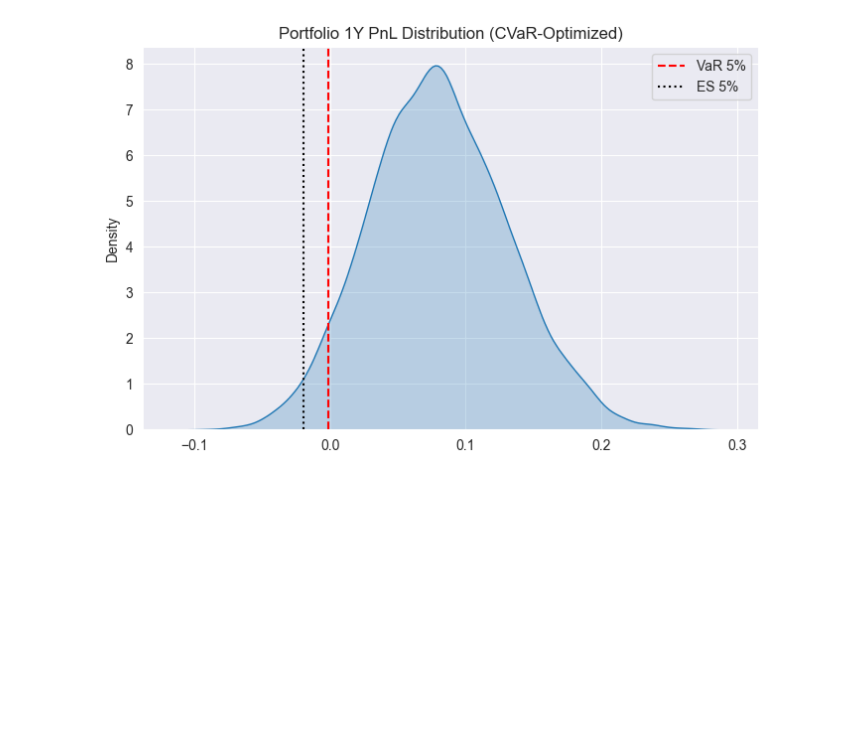
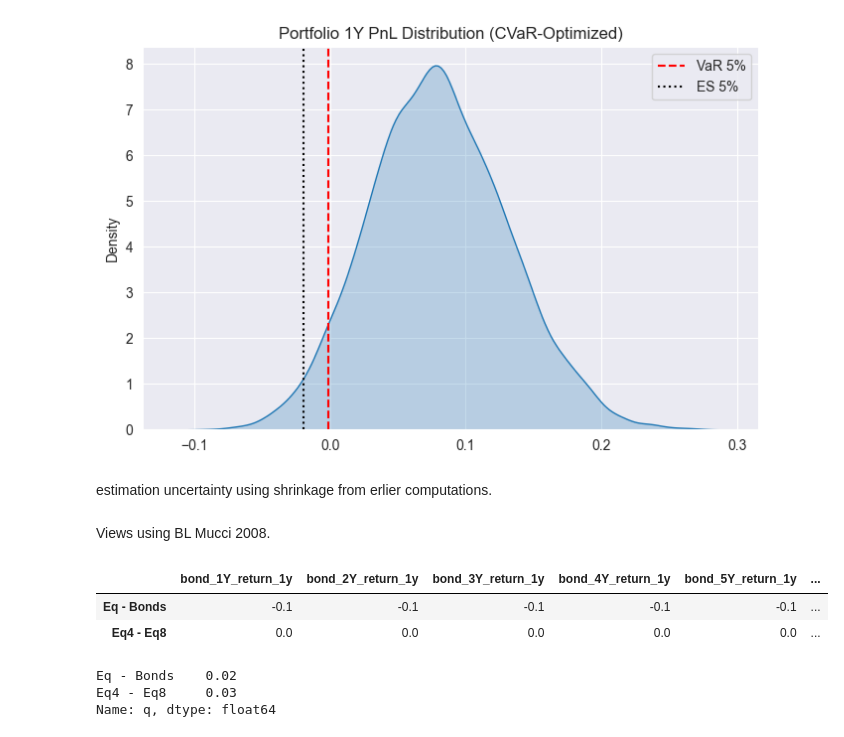
Before and after one commit to Madsnhr/FinEcon, a Jupyter notebook: Exam 2025/codeing/Solution.ipynb, the cells around one changed output. Drawn from its saved outputs; the diff is of its cells as text; code cells hidden in the pictures; blank space fills up the shorter version.

```diff
--- a/Exam 2025/codeing/Solution.ipynb
+++ b/Exam 2025/codeing/Solution.ipynb
@@ -2049,3 +2060,40 @@ plt.title("Portfolio 1Y PnL Distribution (CVaR-Optimized)")
 plt.show()
 # %% [output]
 [figure]
+# %% [markdown]
+estimation uncertainty using shrinkage from erlier computations.
+# %% [markdown]
+Views using BL Mucci 2008.
+# %%
+cols = all_returns.columns.tolist()
+risky_cols = [c for c in cols if c != "bank_return_1y"]
+
+bond_cols   = [c for c in risky_cols if c.startswith("bond_")]
+equity_cols = [c for c in risky_cols if c.startswith("Equity_")]
+
+n = len(risky_cols)
+k = 2  # number of views
+
+P = np.zeros((k, n))
+q = np.zeros(k)
+
+# --- View 1: avg equities - avg bonds = 2% ---
+P[0, [risky_cols.index(c) for c in equity_cols]] =  1.0 / len(equity_cols)
+P[0, [risky_cols.index(c) for c in bond_cols]]   = -1.0 / len(bond_cols)
+q[0] = 0.02
+
+# --- View 2: Equity_Asset_4 - Equity_Asset_8 = 3% ---
+P[1, risky_cols.index("Equity_Asset_4")] =  1.0
+P[1, risky_cols.index("Equity_Asset_8")] = -1.0
+q[1] = 0.03
+
+P_df = pd.DataFrame(P, columns=risky_cols, index=["Eq - Bonds", "Eq4 - Eq8"])
+q_s  = pd.Series(q, index=P_df.index, name="q")
+display(P_df, q_s)
+# %% [output]
+|  | bond_1Y_return_1y | bond_2Y_return_1y | bond_3Y_return_1y | bond_4Y_return_1y | bond_5Y_return_1y | ... |
+| Eq - Bonds | -0.1 | -0.1 | -0.1 | -0.1 | -0.1 | ... |
+| Eq4 - Eq8 | 0.0 | 0.0 | 0.0 | 0.0 | 0.0 | ... |
+Eq - Bonds    0.02
+Eq4 - Eq8     0.03
+Name: q, dtype: float64
```
Also changed, not shown: parts of 11 cells of this notebook.
